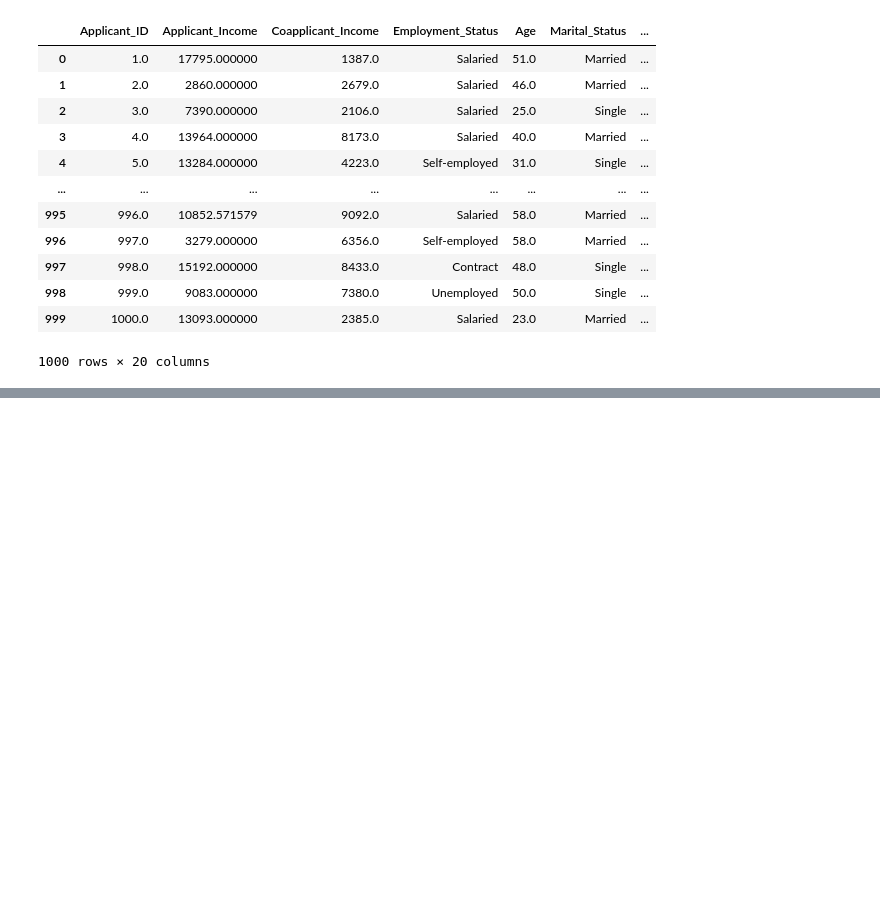
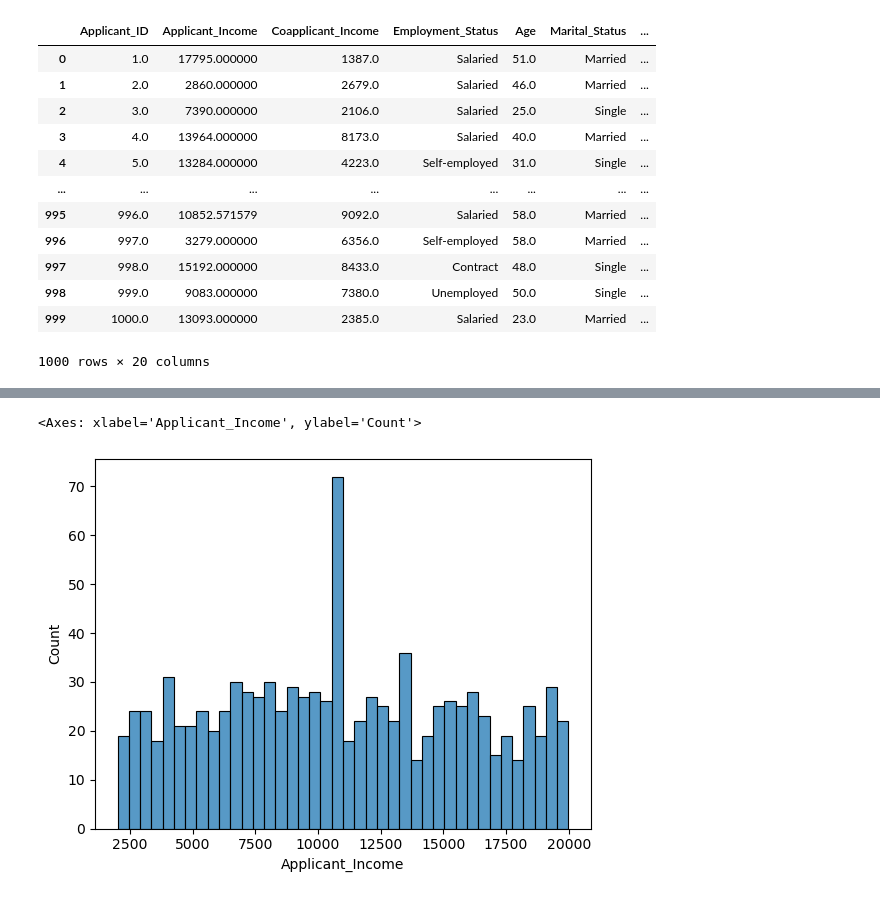
Before and after one commit to harikrishna12-ctrl/MY_ML_PROJECTS, a Jupyter notebook: loan_approvel_project.ipynb, the cells around one changed output, grey strips where cells are left out. Saved outputs shown, nothing was run; the diff lists cells and outputs as text; code cells hidden in the pictures; blank space fills up the shorter version.

```diff
--- a/loan_approvel_project.ipynb
+++ b/loan_approvel_project.ipynb
@@ -148,0 +201,14 @@ df2
+# %%
+# SEE THE MAIN THING IS INCOME WE WILL SEEE INCOME  NOW WE ANALYSE A INCOME
+
+sns.histplot(
+    data = df2,
+    x ="Applicant_Income",
+    bins =40
+)
+
+# as we can seee clearly absorve that most of the people who are applying for the loan
+#is 10k to  14k
+# %% [output]
+<Axes: xlabel='Applicant_Income', ylabel='Count'>
+[figure, added]
```
Also changed, not shown: parts of 8 cells of this notebook, 1 other file.
